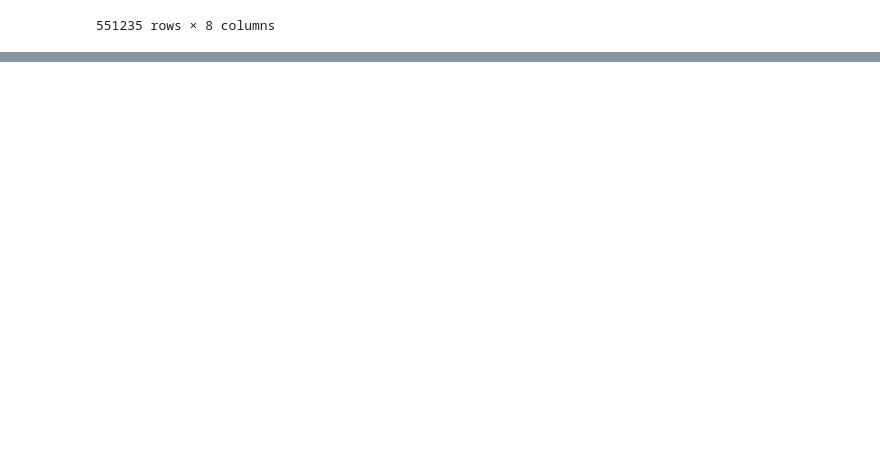
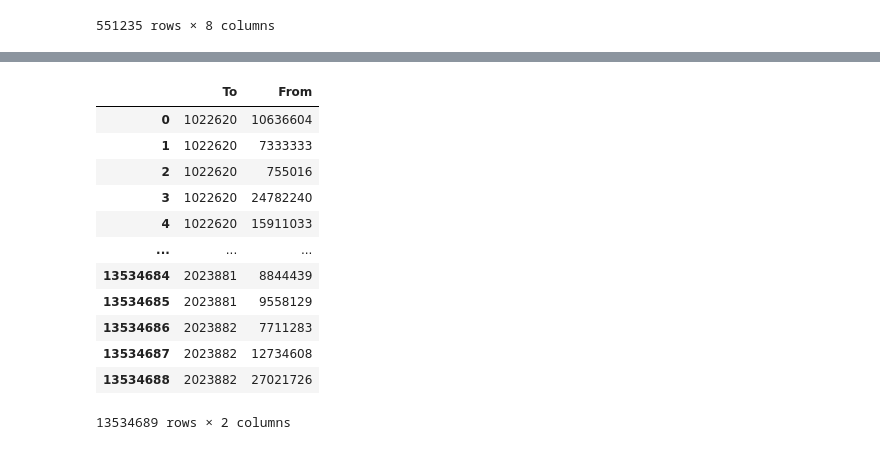
Before and after one commit to matteo-Donofrio-unipi/Master_Degree_Thesis, a Jupyter notebook: cit-abstract-scraper.ipynb, the cells around one changed output, grey strips where cells are left out. Cells and saved outputs as stored; diff of their text form; code cells hidden in the pictures; blank space fills up the shorter version.

```diff
--- a/cit-abstract-scraper.ipynb
+++ b/cit-abstract-scraper.ipynb
@@ -265,0 +301,10 @@ res2
+# %%
+#~
+#FRONTIERA = ARTICOLI CHE NON CITANO NESSUN ALTRO
+frontiera = []
+
+for i in range(len(res2)):
+    if(res2.iloc[i]['ToNodeId']not in res2['FromNodeId'].values):
+        frontiera.append(res2.iloc[i]['ToNodeId'])
+
+frontiera
@@ -283,3 +350,6 @@ iciteData
 | 551233 | 2023881 | 10.1023/a:1015820926829 | Prediction of acute graft rejecti... | J Grevel, K L Napoli, M S Welsh, ... | 1991 | Pharm. Res. | 11 | 1458762 8335040 25162214 12231373... |
 | 551234 | 2023882 | 10.1023/a:1015872910899 | The relationship between urine an... | W F Elmquist, L E Riad, I E Leppi... | 1991 | Pharm. Res. | 3 | 7711283 12734608 27021726 |
 551235 rows × 8 columns
+# %%
+icite_citations = iciteData[['pmid','cited_by']]
+icite_citations
@@ -285,0 +378,17 @@ iciteData
+# %%
+list_of_To = []
+list_of_from = []
+
+for i in range (len(icite_citations)):
+    if(type(icite_citations.iloc[i]['cited_by']) == str ):
+        l = np.int64(icite_citations.iloc[i]['cited_by'].split(' '))
+
+        for j in range(len(l)):
+            list_of_To.append(icite_citations.iloc[i]['pmid'])
+            list_of_from.append(l[j])
+    else:
+        list_of_To.append(icite_citations.iloc[i]['pmid'])
+        list_of_from.append('NO')
+
+    if(i%100000 == 0):
+        print('#')
@@ -285,0 +422,19 @@ iciteData
+# %%
+icite_complete_citations = pd.DataFrame(columns=['To','From'], index = range(0,len(list_of_To)))
+icite_complete_citations['To'] = list_of_To
+icite_complete_citations['From'] = list_of_from
+icite_complete_citations
+# %% [output]
+|  | To | From |
+| 0 | 1022620 | 10636604 |
+| 1 | 1022620 | 7333333 |
+| 2 | 1022620 | 755016 |
+| 3 | 1022620 | 24782240 |
+| 4 | 1022620 | 15911033 |
+| ... | ... | ... |
+| 13534684 | 2023881 | 8844439 |
+| 13534685 | 2023881 | 9558129 |
+| 13534686 | 2023882 | 7711283 |
+| 13534687 | 2023882 | 12734608 |
+| 13534688 | 2023882 | 27021726 |
+13534689 rows × 2 columns
```
Also changed, not shown: parts of 18 cells of this notebook.
